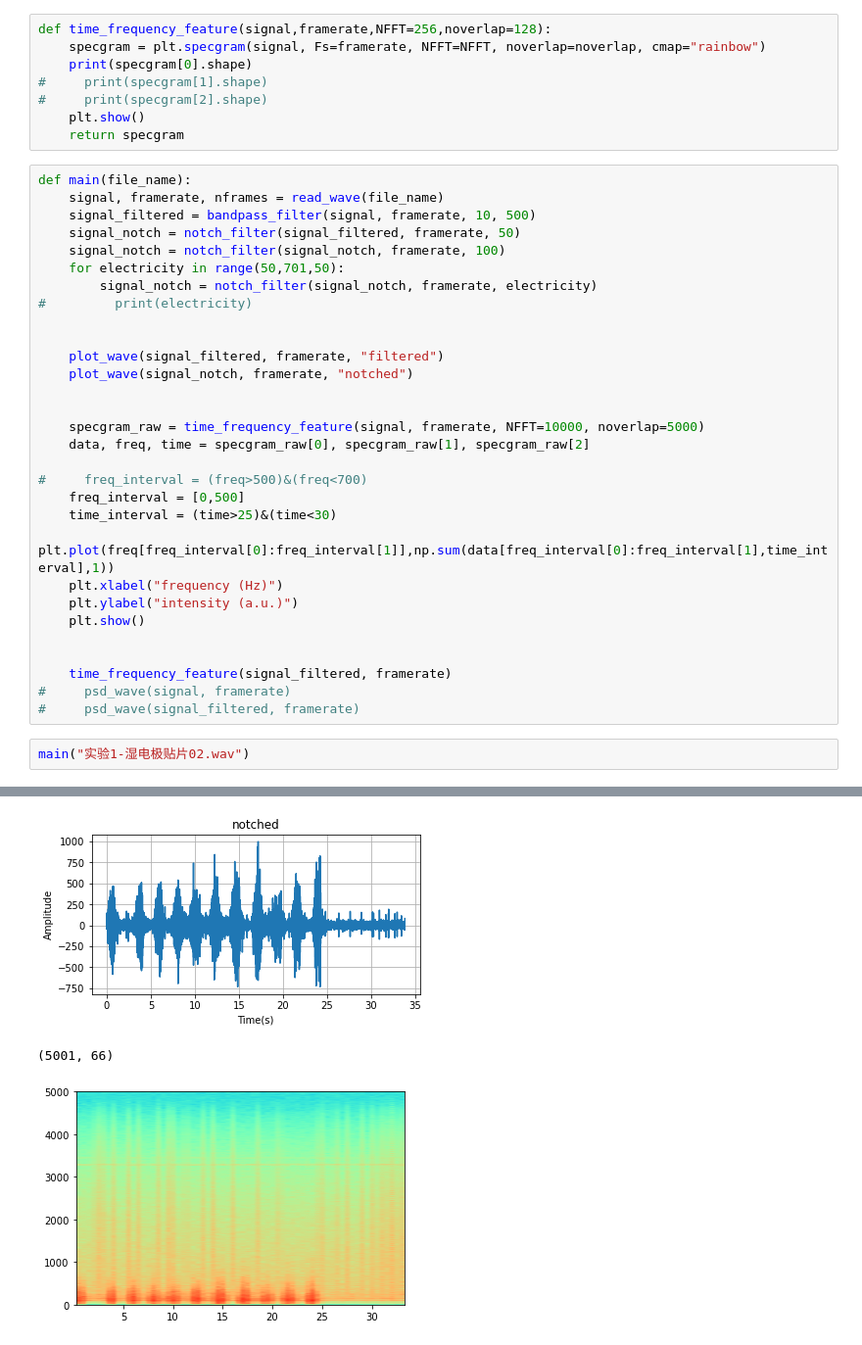
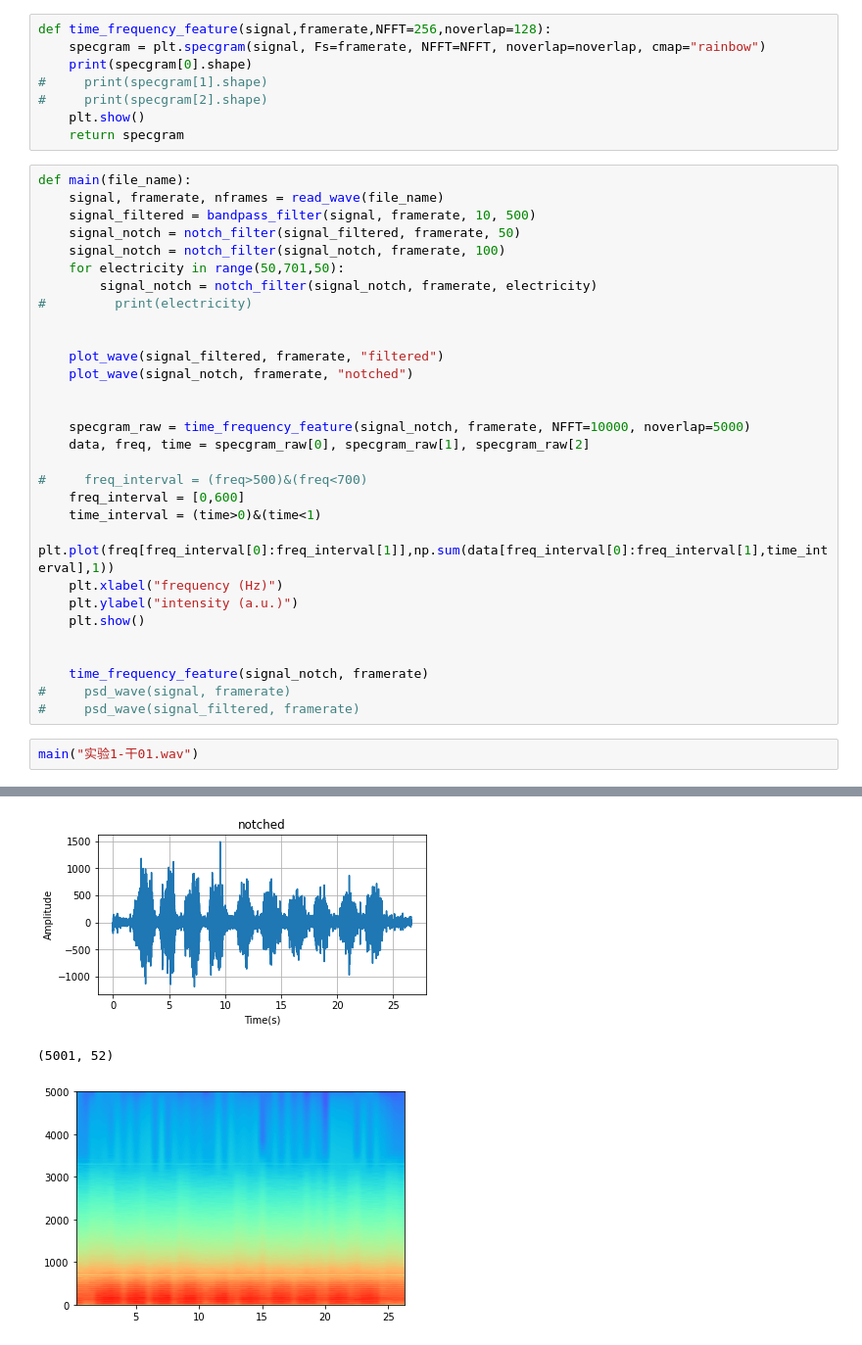
Before and after one commit to mumumli/BN5209, a Jupyter notebook: EMG_recording/EMG_recording_experiment3_ML.ipynb, the cells around one changed output, grey strips where cells are left out. Shown: that part at 98% size. Drawn from its saved outputs; the diff is of its cells as text.

```diff
--- a/EMG_recording/EMG_recording_experiment3_ML.ipynb
+++ b/EMG_recording/EMG_recording_experiment3_ML.ipynb
@@ -133,21 +133,21 @@ def main(file_name):
     plot_wave(signal_notch, framerate, "notched")
 
 
-    specgram_raw = time_frequency_feature(signal, framerate, NFFT=10000, noverlap=5000)
+    specgram_raw = time_frequency_feature(signal_notch, framerate, NFFT=10000, noverlap=5000)
     data, freq, time = specgram_raw[0], specgram_raw[1], specgram_raw[2]
 
 #     freq_interval = (freq>500)&(freq<700)
-    freq_interval = [0,500]
-    time_interval = (time>25)&(time<30)
+    freq_interval = [0,600]
+    time_interval = (time>0)&(time<1)
     plt.plot(freq[freq_interval[0]:freq_interval[1]],np.sum(data[freq_interval[0]:freq_interval[1],time_interval],1))
     plt.xlabel("frequency (Hz)")
     plt.ylabel("intensity (a.u.)")
     plt.show()
 
 
-    time_frequency_feature(signal_filtered, framerate)
+    time_frequency_feature(signal_notch, framerate)
 #     psd_wave(signal, framerate)
 #     psd_wave(signal_filtered, framerate)
 # %%
-main("实验1-湿电极贴片02.wav")
+main("实验1-干01.wav")
 # %% [output]
@@ -155,3 +155,3 @@ main("实验1-湿电极贴片02.wav")
-[figure, old version]
+[figure, new version]
-(5001, 66)
+(5001, 52)
-[figure, old version]
+[figure, new version]
```
Also changed, not shown: parts of 1 cell of this notebook, 6 other files.
